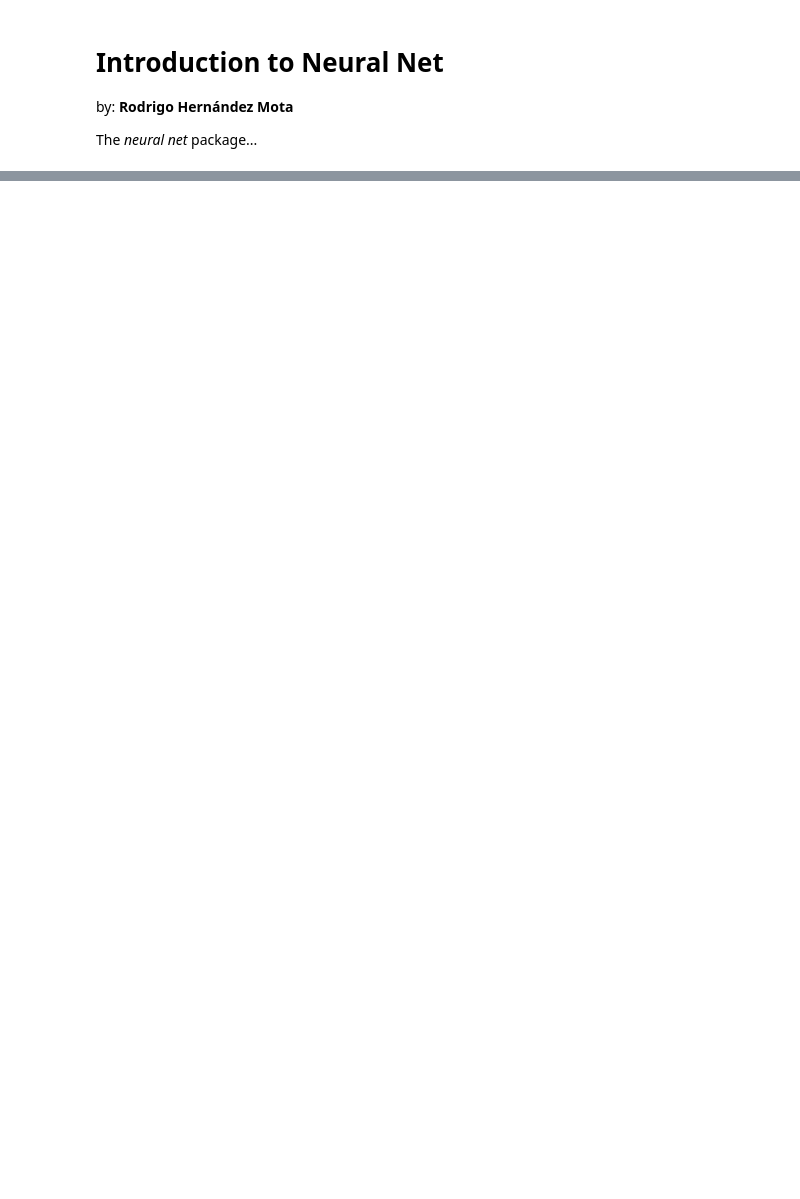
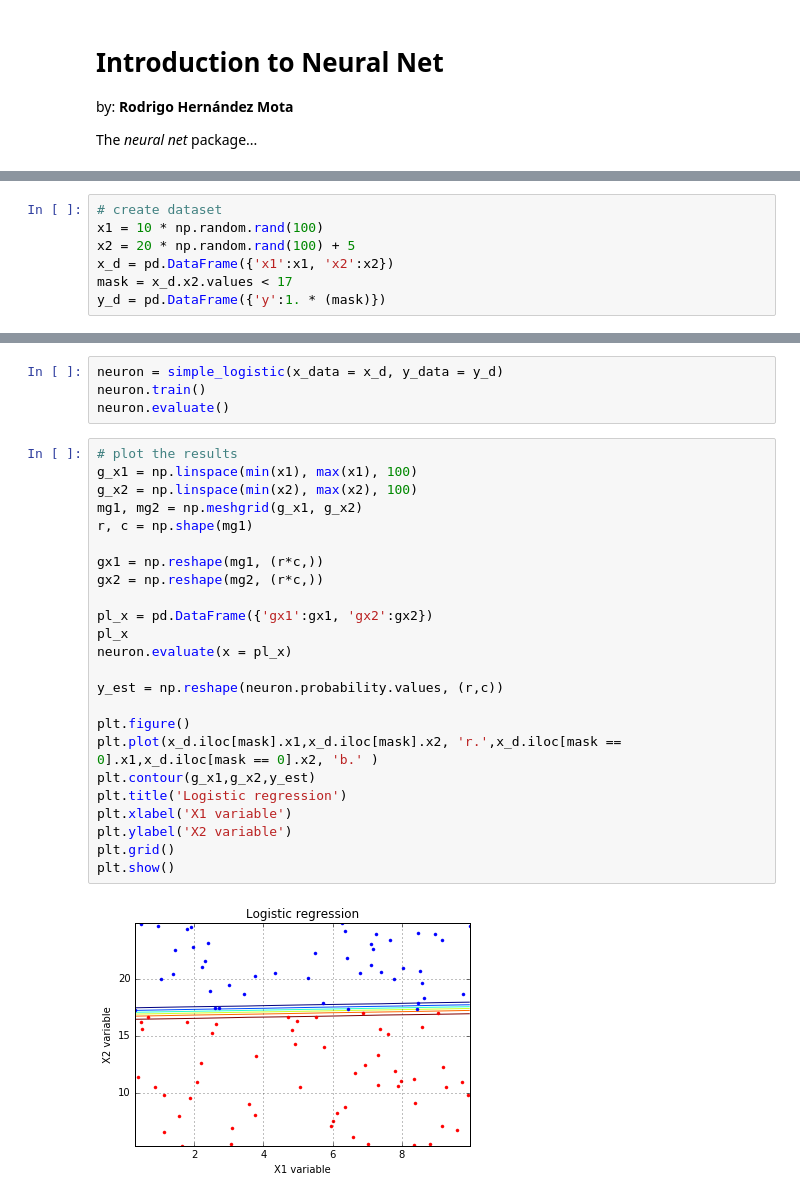
Before and after one commit to RHDZMOTA/metallic_blue_lizard, a Jupyter notebook: Introduction_neural_net.ipynb, the cells around one changed output, grey strips where cells are left out. Saved outputs shown, nothing was run; the diff lists cells and outputs as text; blank space fills up the shorter version.

```diff
--- a/Introduction_neural_net.ipynb
+++ b/Introduction_neural_net.ipynb
@@ -36,0 +72,7 @@ plt.plot(neural_net.x_data, neural_net.y_data,'b.',
+# %%
+# create dataset
+x1 = 10 * np.random.rand(100)
+x2 = 20 * np.random.rand(100) + 5
+x_d = pd.DataFrame({'x1':x1, 'x2':x2})
+mask = x_d.x2.values < 17
+y_d = pd.DataFrame({'y':1. * (mask)})
@@ -36,0 +81,30 @@ plt.plot(neural_net.x_data, neural_net.y_data,'b.',
+# %%
+neuron = simple_logistic(x_data = x_d, y_data = y_d)
+neuron.train()
+neuron.evaluate()
+# %%
+# plot the results
+g_x1 = np.linspace(min(x1), max(x1), 100)
+g_x2 = np.linspace(min(x2), max(x2), 100)
+mg1, mg2 = np.meshgrid(g_x1, g_x2)
+r, c = np.shape(mg1)
+
+gx1 = np.reshape(mg1, (r*c,))
+gx2 = np.reshape(mg2, (r*c,))
+
+pl_x = pd.DataFrame({'gx1':gx1, 'gx2':gx2})
+pl_x
+neuron.evaluate(x = pl_x)
+
+y_est = np.reshape(neuron.probability.values, (r,c))
+
+plt.figure()
+plt.plot(x_d.iloc[mask].x1,x_d.iloc[mask].x2, 'r.',x_d.iloc[mask == 0].x1,x_d.iloc[mask == 0].x2, 'b.' )
+plt.contour(g_x1,g_x2,y_est)
+plt.title('Logistic regression')
+plt.xlabel('X1 variable')
+plt.ylabel('X2 variable')
+plt.grid()
+plt.show()
+# %% [output]
+[figure, added]
```
Also changed, not shown: parts of 11 cells of this notebook, 1 other file.
